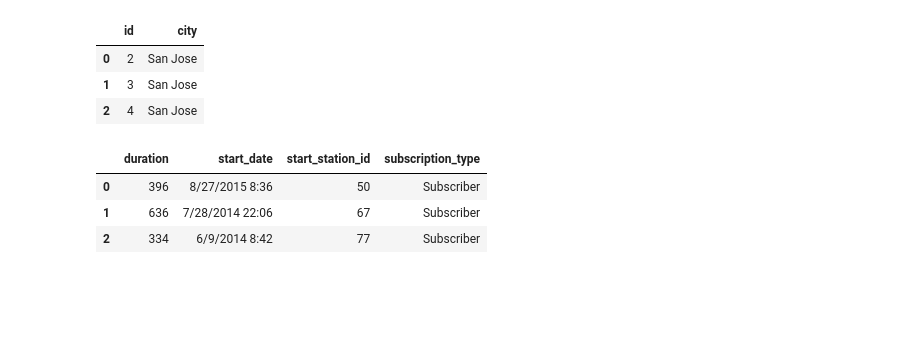
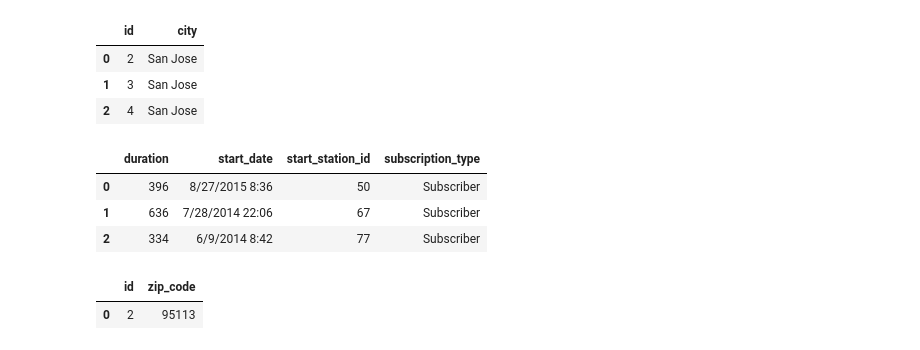
Before and after one commit to pabloernesto/sfBikes, a Jupyter notebook: preprocesamiento_unificado.ipynb, the cells around one changed output. Saved outputs shown, nothing was run; the diff lists cells and outputs as text; code cells hidden in the pictures; blank space fills up the shorter version.

```diff
--- a/preprocesamiento_unificado.ipynb
+++ b/preprocesamiento_unificado.ipynb
@@ -61,3 +73,8 @@ def cleanEvents(df):
 from pandas.tseries.holiday import USFederalHolidayCalendar as calendarUSFH
 cal = calendarUSFH()
 holidays = cal.holidays(return_name=True, start=pd.to_datetime('20130101'), end=pd.to_datetime('20151231'))
+# %%
+station.head(1)
+# %% [output]
+|  | id | zip_code |
+| 0 | 2 | 95113 |
```
Also changed, not shown: parts of 4 cells of this notebook.
